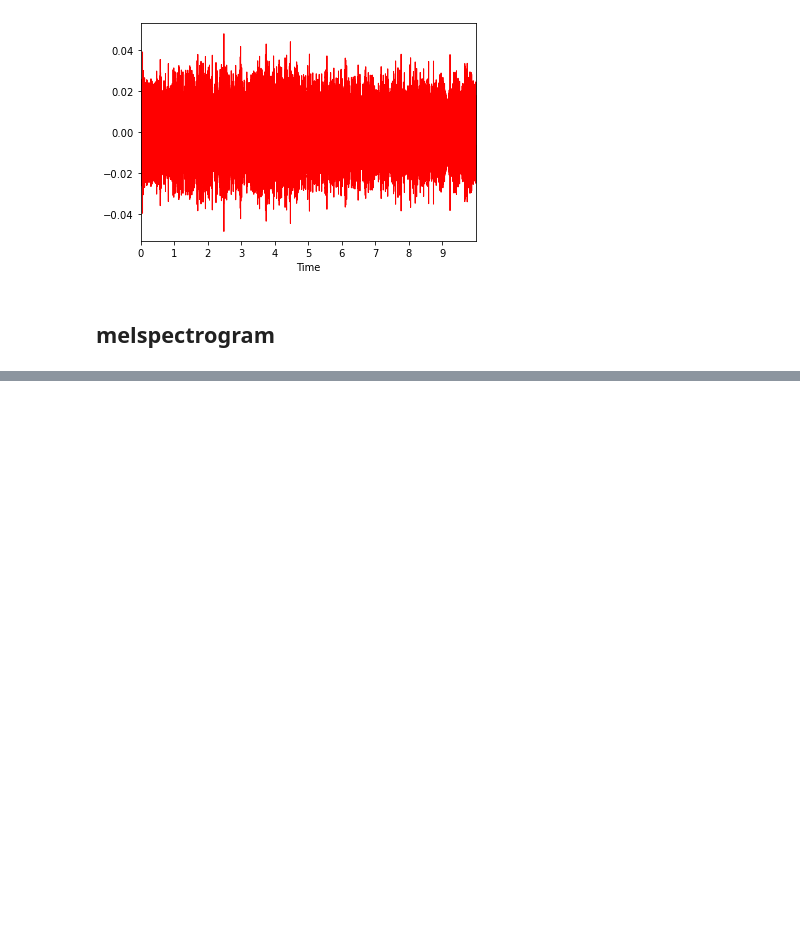
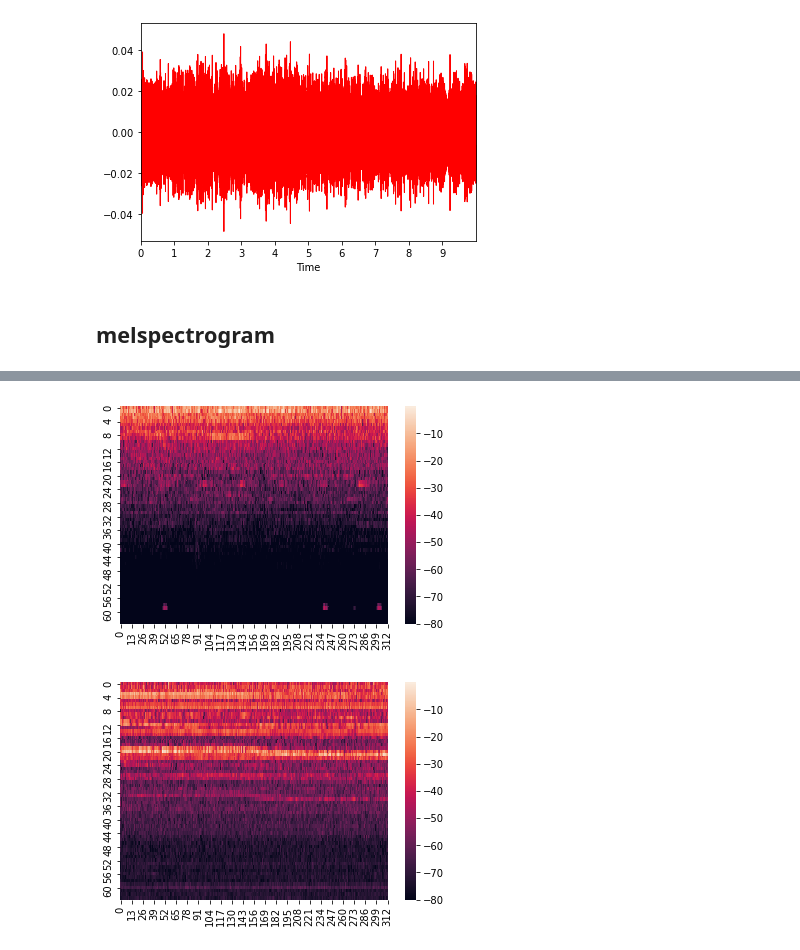
Before and after one commit to HirokiNarita/dcase2020task2, a Jupyter notebook: EDA/MY_EDA/EDA.ipynb, the cells around one changed output, grey strips where cells are left out. Cells and saved outputs as stored; diff of their text form; code cells hidden in the pictures; blank space fills up the shorter version.

```diff
--- a/EDA/MY_EDA/EDA.ipynb
+++ b/EDA/MY_EDA/EDA.ipynb
@@ -261,0 +268,8 @@ anomaly plot
+# %%
+sns.heatmap(log_S1_1)
+plt.show()
+sns.heatmap(log_S0_1)
+plt.show()
+# %% [output]
+[figure, added]
+[figure, added]
```
Also changed, not shown: parts of 7 cells of this notebook, 54 other files.
